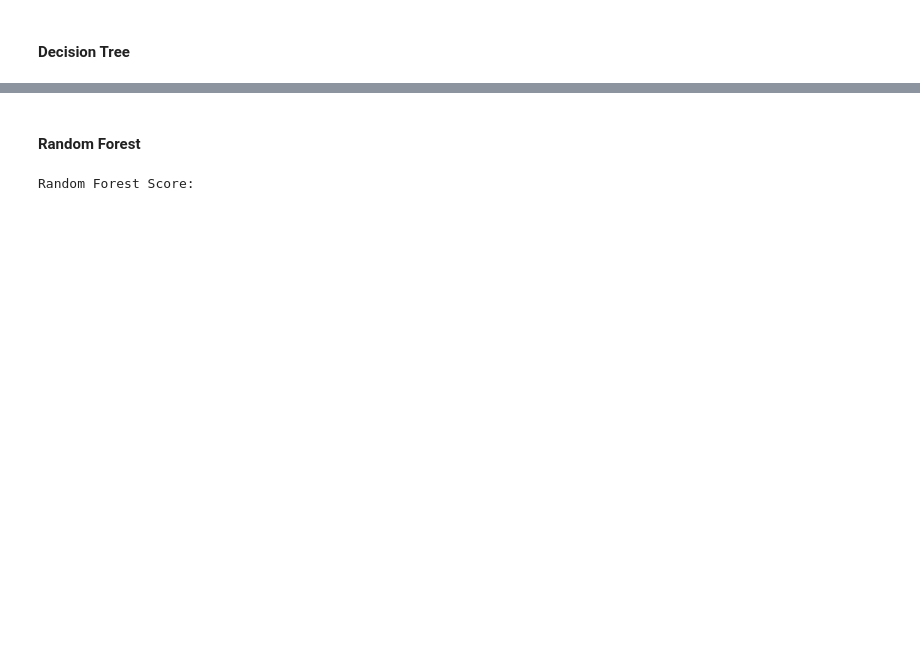
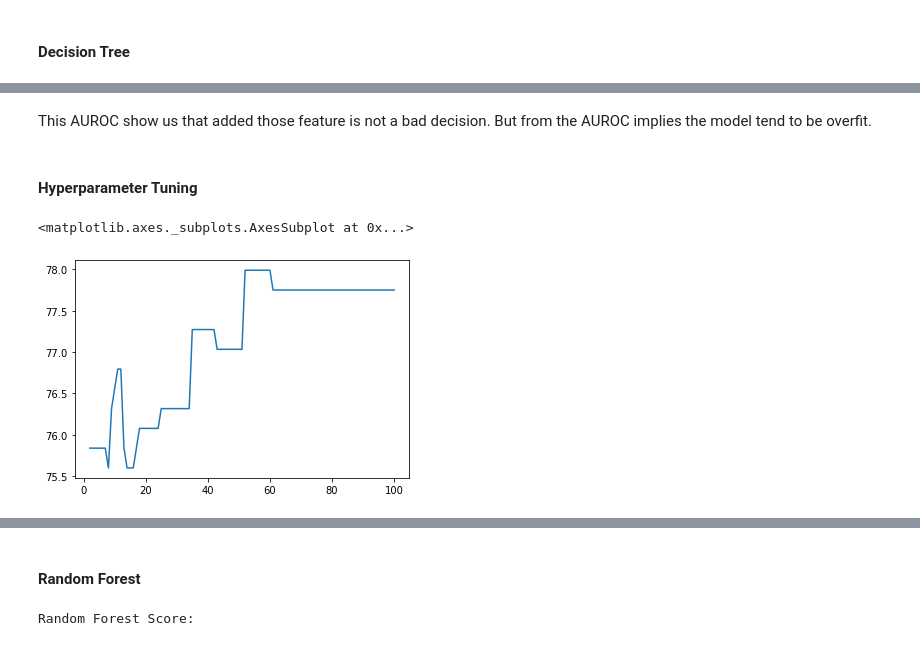
Before and after one commit to fahimhm/titanic_repo, a Jupyter notebook: notebook/predict titanic.ipynb, the cells around one changed output, grey strips where cells are left out. Cells and saved outputs as stored; diff of their text form; code cells hidden in the pictures; blank space fills up the shorter version.

Commit message:
tuning hyperparameter git status git stat

```diff
--- a/notebook/predict titanic.ipynb
+++ b/notebook/predict titanic.ipynb
@@ -184,0 +281,19 @@ With improvement score until 76%, I can conclude decision tree is a better model
+# %%
+clf = tree.DecisionTreeClassifier()
+
+feature = ['Pclass', 'SibSp', 'Parch', 'sex_male', 'sex_female', 'embarked_S', 'embarked_C', 'embarked_Q']
+
+X_train = df.loc[:, feature].values
+y_train = df.loc[:, 'Survived'].values
+X_test = df_.loc[:, feature].values
+y_test = df_score.loc[:, 'Survived'].values
+# %%
+# Train the model
+clf = clf.fit(X_train, y_train)
+
+# predict
+clf.predict(X_test)
+
+# scoring
+print('Decision Tree Score:')
+clf.score(X_test, y_test)*100
@@ -184,0 +384,28 @@ With improvement score until 76%, I can conclude decision tree is a better model
+# %% [markdown]
+This AUROC show us that added those feature is not a bad decision. But from the AUROC implies the model tend to be overfit.
+# %% [markdown]
+#### Hyperparameter Tuning
+# %%
+# min_samples_split tuning
+X = range(2,101)
+Y = []
+
+for i in X:
+    clf = tree.DecisionTreeClassifier(min_samples_split=i)
+
+    feature = ['Pclass', 'SibSp', 'Parch', 'sex_male', 'sex_female', 'embarked_S', 'embarked_C', 'embarked_Q']
+
+    X_train = df.loc[:, feature].values
+    y_train = df.loc[:, 'Survived'].values
+    X_test = df_.loc[:, feature].values
+    y_test = df_score.loc[:, 'Survived'].values
+
+    clf = clf.fit(X_train, y_train)
+    clf.predict(X_test)
+
+    Y.append(clf.score(X_test, y_test)*100)
+
+sns.lineplot(x=X, y=Y)
+# %% [output]
+<matplotlib.axes._subplots.AxesSubplot at 0x...>
+[figure, added]
```
Also changed, not shown: parts of 43 cells of this notebook.
